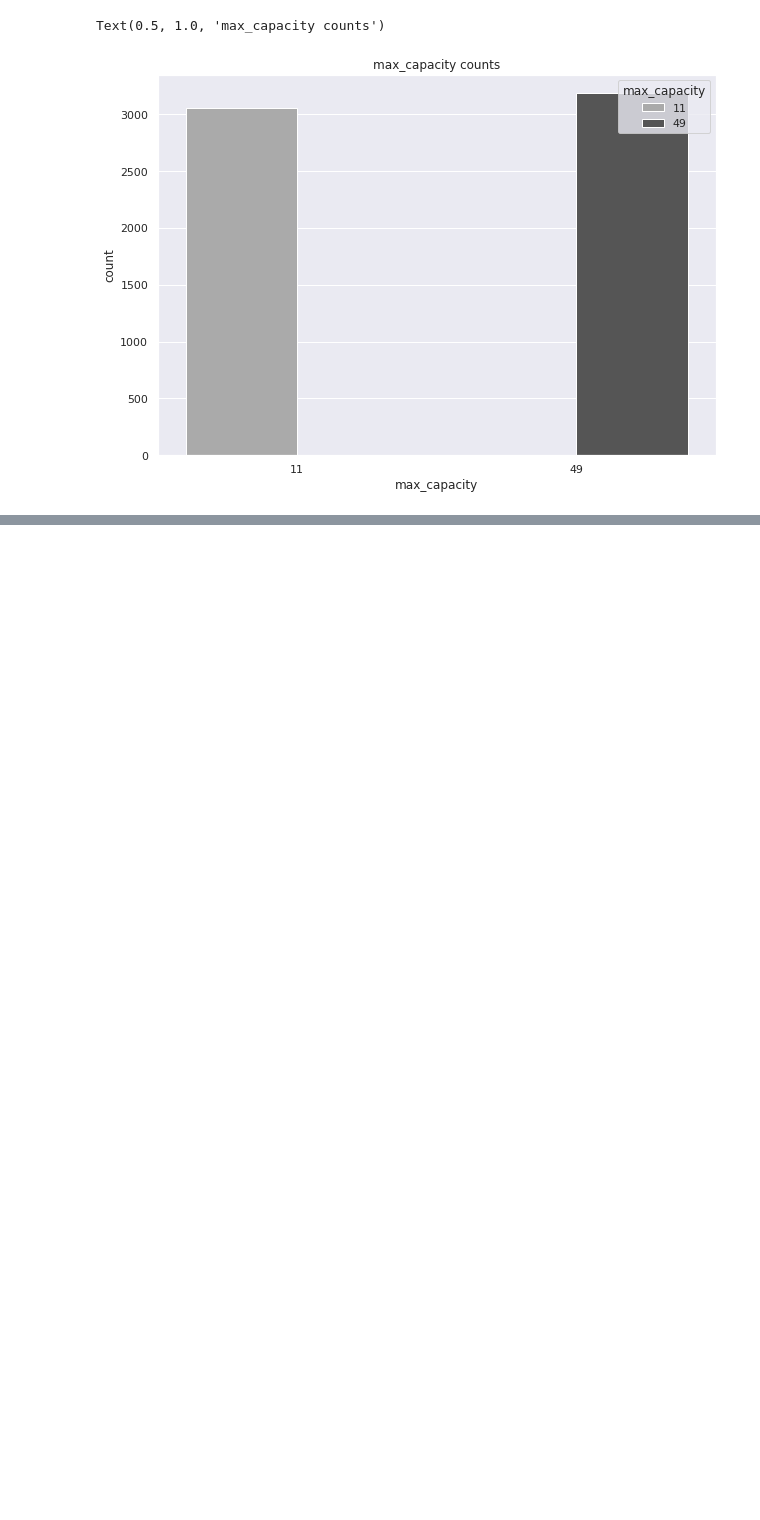
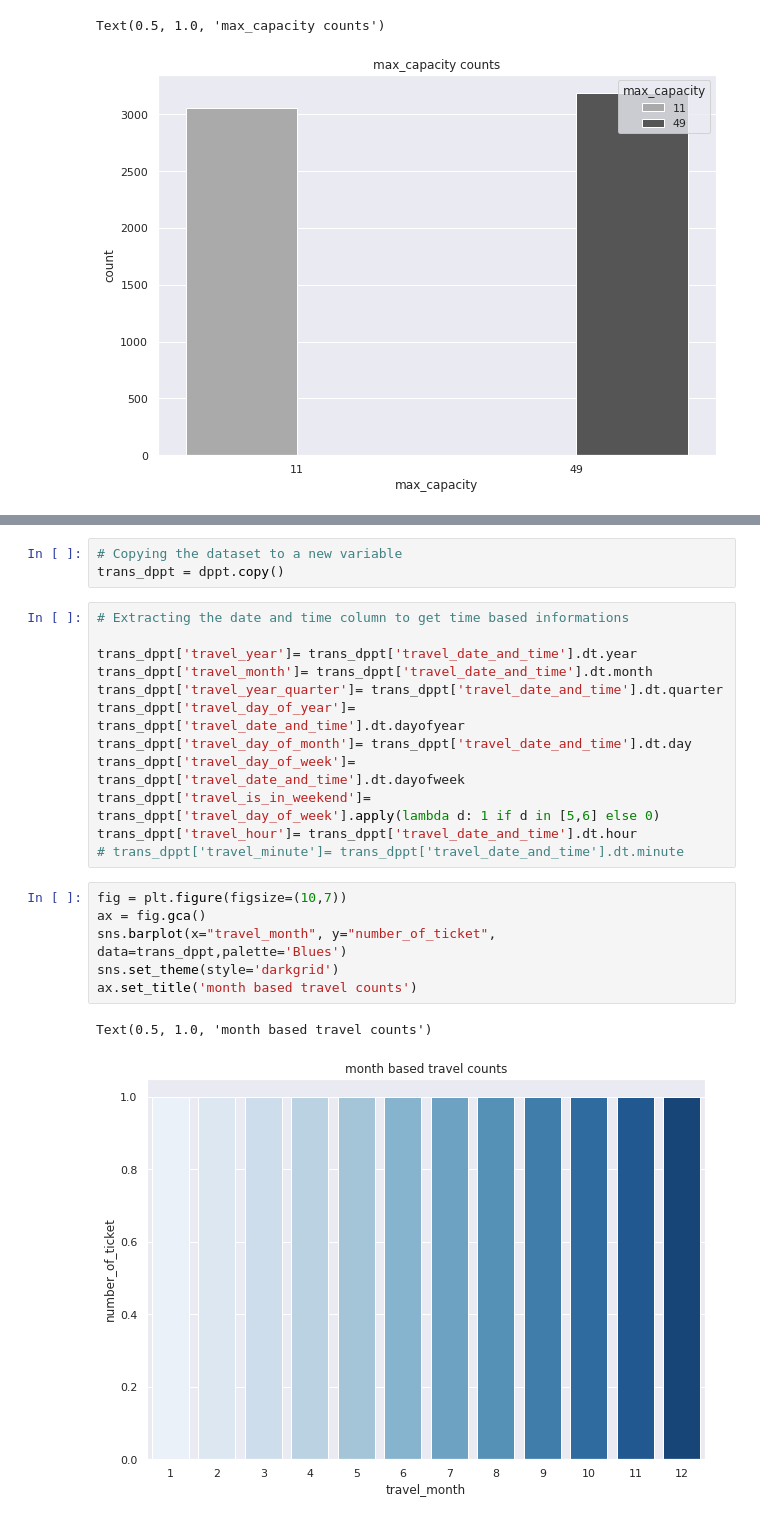
Before and after one commit to deepa-tyagi/transport-demand-Prediction, a Jupyter notebook: Copy_of_Demand_Prediction_for_Public_Transport_Capstone_Project.ipynb, the cells around one changed output, grey strips where cells are left out. Saved outputs shown, nothing was run; the diff lists cells and outputs as text; blank space fills up the shorter version.

```diff
--- a/Copy_of_Demand_Prediction_for_Public_Transport_Capstone_Project.ipynb
+++ b/Copy_of_Demand_Prediction_for_Public_Transport_Capstone_Project.ipynb
@@ -306,0 +356,24 @@ Text(0.5, 1.0, 'max_capacity counts')
+# %%
+# Copying the dataset to a new variable
+trans_dppt = dppt.copy()
+# %%
+# Extracting the date and time column to get time based informations
+
+trans_dppt['travel_year']= trans_dppt['travel_date_and_time'].dt.year
+trans_dppt['travel_month']= trans_dppt['travel_date_and_time'].dt.month
+trans_dppt['travel_year_quarter']= trans_dppt['travel_date_and_time'].dt.quarter
+trans_dppt['travel_day_of_year']= trans_dppt['travel_date_and_time'].dt.dayofyear
+trans_dppt['travel_day_of_month']= trans_dppt['travel_date_and_time'].dt.day
+trans_dppt['travel_day_of_week']= trans_dppt['travel_date_and_time'].dt.dayofweek
+trans_dppt['travel_is_in_weekend']= trans_dppt['travel_day_of_week'].apply(lambda d: 1 if d in [5,6] else 0)
+trans_dppt['travel_hour']= trans_dppt['travel_date_and_time'].dt.hour
+# trans_dppt['travel_minute']= trans_dppt['travel_date_and_time'].dt.minute
+# %%
+fig = plt.figure(figsize=(10,7))
+ax = fig.gca()
+sns.barplot(x="travel_month", y="number_of_ticket", data=trans_dppt,palette='Blues')
+sns.set_theme(style='darkgrid')
+ax.set_title('month based travel counts')
+# %% [output]
+Text(0.5, 1.0, 'month based travel counts')
+[figure, added]
```
Also changed, not shown: parts of 43 cells of this notebook.
